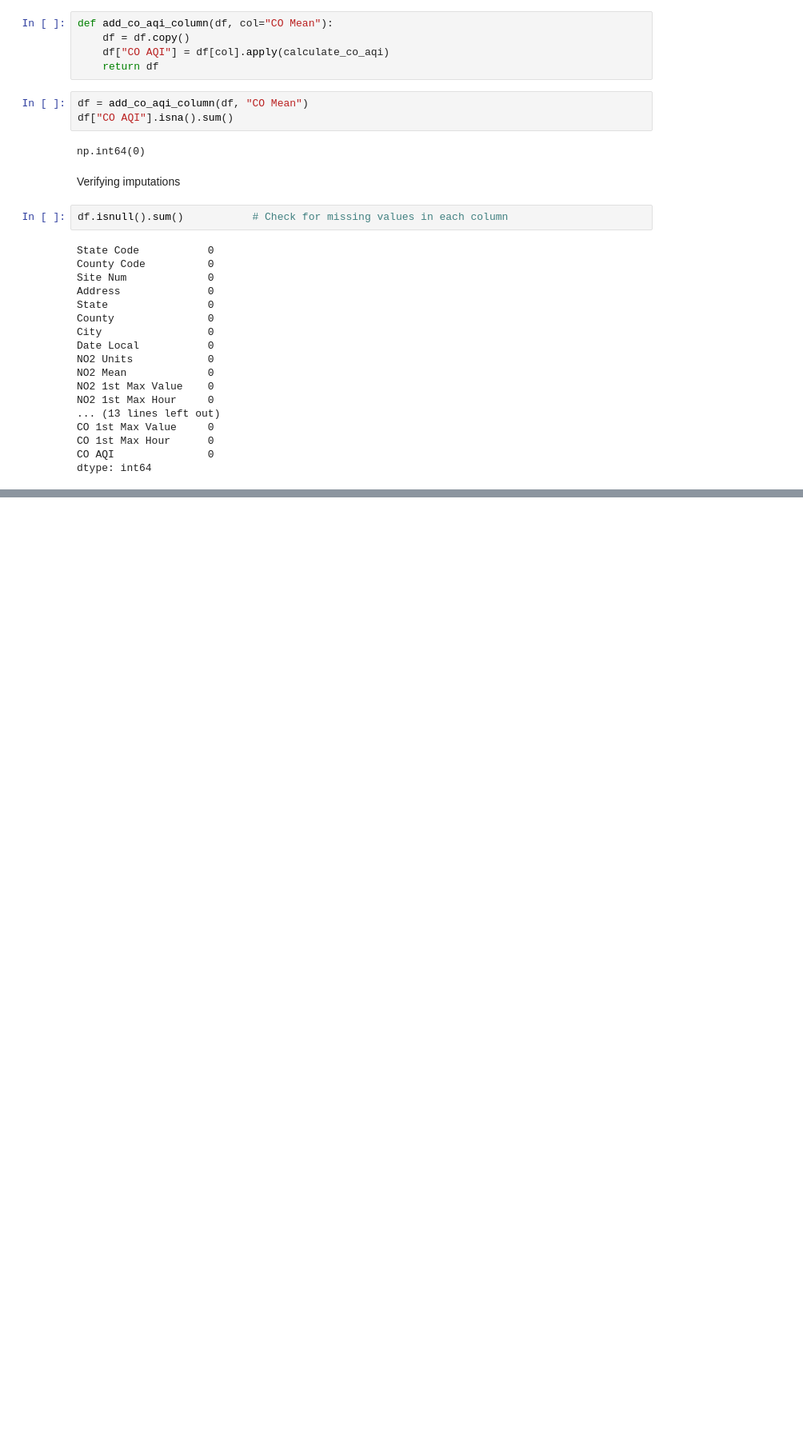
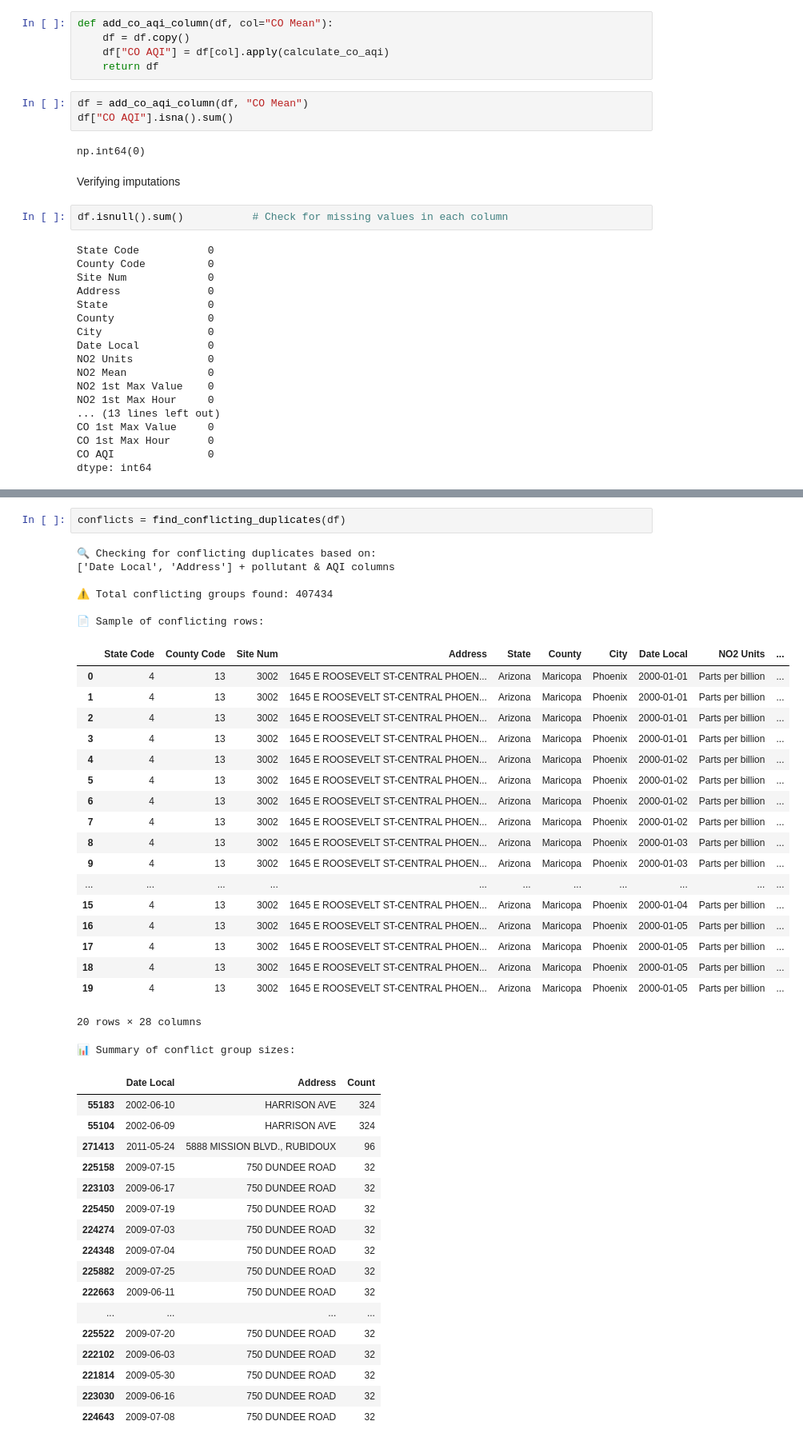
Before and after one commit to YShutko/US_pollution-_analysis, a Jupyter notebook: notebooks/etl_eda.ipynb, the cells around one changed output, grey strips where cells are left out. Shown at 80% size. Drawn from its saved outputs; the diff is of its cells as text; blank space fills up the shorter version.

```diff
--- a/notebooks/etl_eda.ipynb
+++ b/notebooks/etl_eda.ipynb
@@ -418,0 +717,45 @@ And recalculating values for AQIs. Expand intervals (industry workaround) and tu
+# %%
+conflicts = find_conflicting_duplicates(df)
+# %% [output]
+🔍 Checking for conflicting duplicates based on:
+['Date Local', 'Address'] + pollutant & AQI columns
+
+⚠️ Total conflicting groups found: 407434
+
+📄 Sample of conflicting rows:
+|  | State Code | County Code | Site Num | Address | State | County | City | Date Local | NO2 Units | ... |
+| 0 | 4 | 13 | 3002 | 1645 E ROOSEVELT ST-CENTRAL PHOEN... | Arizona | Maricopa | Phoenix | 2000-01-01 | Parts per billion | ... |
+| 1 | 4 | 13 | 3002 | 1645 E ROOSEVELT ST-CENTRAL PHOEN... | Arizona | Maricopa | Phoenix | 2000-01-01 | Parts per billion | ... |
+| 2 | 4 | 13 | 3002 | 1645 E ROOSEVELT ST-CENTRAL PHOEN... | Arizona | Maricopa | Phoenix | 2000-01-01 | Parts per billion | ... |
+| 3 | 4 | 13 | 3002 | 1645 E ROOSEVELT ST-CENTRAL PHOEN... | Arizona | Maricopa | Phoenix | 2000-01-01 | Parts per billion | ... |
+| 4 | 4 | 13 | 3002 | 1645 E ROOSEVELT ST-CENTRAL PHOEN... | Arizona | Maricopa | Phoenix | 2000-01-02 | Parts per billion | ... |
+| 5 | 4 | 13 | 3002 | 1645 E ROOSEVELT ST-CENTRAL PHOEN... | Arizona | Maricopa | Phoenix | 2000-01-02 | Parts per billion | ... |
+| 6 | 4 | 13 | 3002 | 1645 E ROOSEVELT ST-CENTRAL PHOEN... | Arizona | Maricopa | Phoenix | 2000-01-02 | Parts per billion | ... |
+| 7 | 4 | 13 | 3002 | 1645 E ROOSEVELT ST-CENTRAL PHOEN... | Arizona | Maricopa | Phoenix | 2000-01-02 | Parts per billion | ... |
+| 8 | 4 | 13 | 3002 | 1645 E ROOSEVELT ST-CENTRAL PHOEN... | Arizona | Maricopa | Phoenix | 2000-01-03 | Parts per billion | ... |
+| 9 | 4 | 13 | 3002 | 1645 E ROOSEVELT ST-CENTRAL PHOEN... | Arizona | Maricopa | Phoenix | 2000-01-03 | Parts per billion | ... |
+| ... | ... | ... | ... | ... | ... | ... | ... | ... | ... | ... |
+| 15 | 4 | 13 | 3002 | 1645 E ROOSEVELT ST-CENTRAL PHOEN... | Arizona | Maricopa | Phoenix | 2000-01-04 | Parts per billion | ... |
+| 16 | 4 | 13 | 3002 | 1645 E ROOSEVELT ST-CENTRAL PHOEN... | Arizona | Maricopa | Phoenix | 2000-01-05 | Parts per billion | ... |
+| 17 | 4 | 13 | 3002 | 1645 E ROOSEVELT ST-CENTRAL PHOEN... | Arizona | Maricopa | Phoenix | 2000-01-05 | Parts per billion | ... |
+| 18 | 4 | 13 | 3002 | 1645 E ROOSEVELT ST-CENTRAL PHOEN... | Arizona | Maricopa | Phoenix | 2000-01-05 | Parts per billion | ... |
+| 19 | 4 | 13 | 3002 | 1645 E ROOSEVELT ST-CENTRAL PHOEN... | Arizona | Maricopa | Phoenix | 2000-01-05 | Parts per billion | ... |
+20 rows × 28 columns
+📊 Summary of conflict group sizes:
+|  | Date Local | Address | Count |
+| 55183 | 2002-06-10 | HARRISON AVE | 324 |
+| 55104 | 2002-06-09 | HARRISON AVE | 324 |
+| 271413 | 2011-05-24 | 5888 MISSION BLVD., RUBIDOUX | 96 |
+| 225158 | 2009-07-15 | 750 DUNDEE ROAD | 32 |
+| 223103 | 2009-06-17 | 750 DUNDEE ROAD | 32 |
+| 225450 | 2009-07-19 | 750 DUNDEE ROAD | 32 |
+| 224274 | 2009-07-03 | 750 DUNDEE ROAD | 32 |
+| 224348 | 2009-07-04 | 750 DUNDEE ROAD | 32 |
+| 225882 | 2009-07-25 | 750 DUNDEE ROAD | 32 |
+| 222663 | 2009-06-11 | 750 DUNDEE ROAD | 32 |
+| ... | ... | ... | ... |
+| 225522 | 2009-07-20 | 750 DUNDEE ROAD | 32 |
+| 222102 | 2009-06-03 | 750 DUNDEE ROAD | 32 |
+| 221814 | 2009-05-30 | 750 DUNDEE ROAD | 32 |
+| 223030 | 2009-06-16 | 750 DUNDEE ROAD | 32 |
+| 224643 | 2009-07-08 | 750 DUNDEE ROAD | 32 |
```
Also changed, not shown: parts of 21 cells of this notebook.
